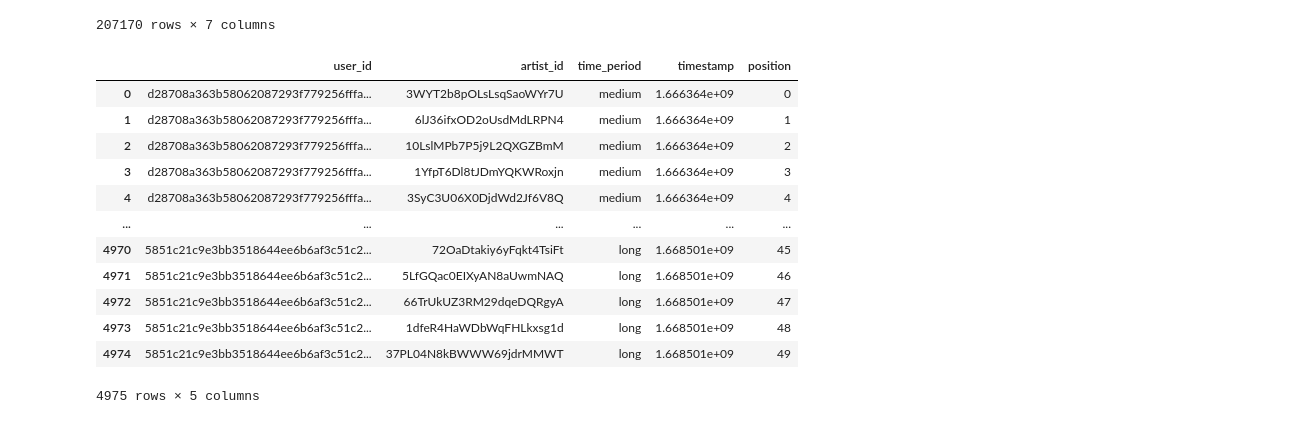
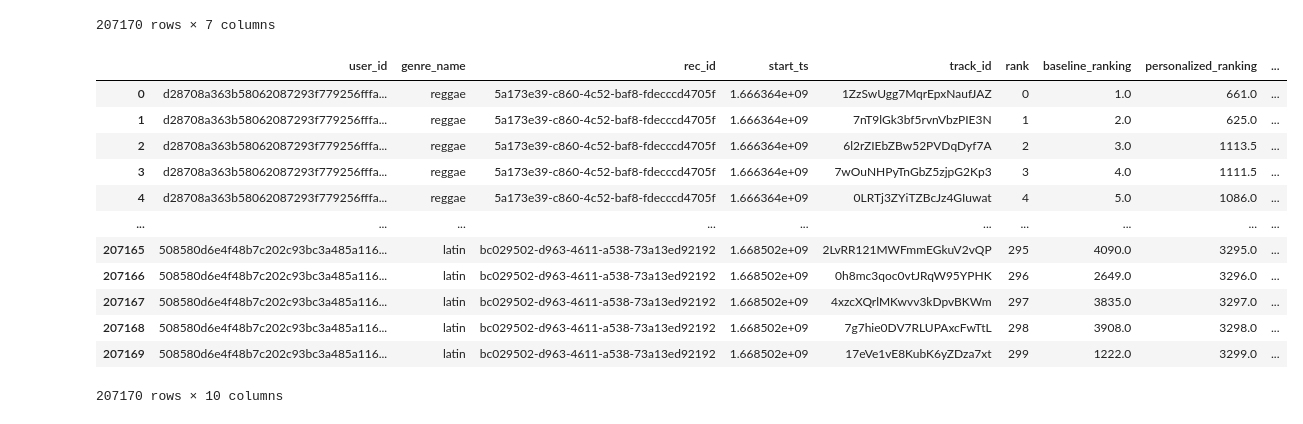
Before and after one commit to bocsardigergely/dss-group-assignment, a Jupyter notebook: 1_make_recommendations/Exploratory Data Analysis.ipynb, the cells around one changed output. Drawn from its saved outputs; the diff is of its cells as text; code cells hidden in the pictures.

```diff
--- a/1_make_recommendations/Exploratory Data Analysis.ipynb
+++ b/1_make_recommendations/Exploratory Data Analysis.ipynb
@@ -160 +165,18 @@ df_rec_tracks
+# %%
+#Genre name belongs to the rec_id and track_id
+df_recs_genres_and_tracks
+# %% [output]
+|  | user_id | genre_name | rec_id | start_ts | track_id | rank | baseline_ranking | personalized_ranking | ... |
+| 0 | d28708a363b58062087293f779256fffa... | reggae | 5a173e39-c860-4c52-baf8-fdecccd4705f | 1.666364e+09 | 1ZzSwUgg7MqrEpxNaufJAZ | 0 | 1.0 | 661.0 | ... |
+| 1 | d28708a363b58062087293f779256fffa... | reggae | 5a173e39-c860-4c52-baf8-fdecccd4705f | 1.666364e+09 | 7nT9lGk3bf5rvnVbzPIE3N | 1 | 2.0 | 625.0 | ... |
+| 2 | d28708a363b58062087293f779256fffa... | reggae | 5a173e39-c860-4c52-baf8-fdecccd4705f | 1.666364e+09 | 6l2rZIEbZBw52PVDqDyf7A | 2 | 3.0 | 1113.5 | ... |
+| 3 | d28708a363b58062087293f779256fffa... | reggae | 5a173e39-c860-4c52-baf8-fdecccd4705f | 1.666364e+09 | 7wOuNHPyTnGbZ5zjpG2Kp3 | 3 | 4.0 | 1111.5 | ... |
+| 4 | d28708a363b58062087293f779256fffa... | reggae | 5a173e39-c860-4c52-baf8-fdecccd4705f | 1.666364e+09 | 0LRTj3ZYiTZBcJz4GIuwat | 4 | 5.0 | 1086.0 | ... |
+| ... | ... | ... | ... | ... | ... | ... | ... | ... | ... |
+| 207165 | 508580d6e4f48b7c202c93bc3a485a116... | latin | bc029502-d963-4611-a538-73a13ed92192 | 1.668502e+09 | 2LvRR121MWFmmEGkuV2vQP | 295 | 4090.0 | 3295.0 | ... |
+| 207166 | 508580d6e4f48b7c202c93bc3a485a116... | latin | bc029502-d963-4611-a538-73a13ed92192 | 1.668502e+09 | 0h8mc3qoc0vtJRqW95YPHK | 296 | 2649.0 | 3296.0 | ... |
+| 207167 | 508580d6e4f48b7c202c93bc3a485a116... | latin | bc029502-d963-4611-a538-73a13ed92192 | 1.668502e+09 | 4xzcXQrlMKwvv3kDpvBKWm | 297 | 3835.0 | 3297.0 | ... |
+| 207168 | 508580d6e4f48b7c202c93bc3a485a116... | latin | bc029502-d963-4611-a538-73a13ed92192 | 1.668502e+09 | 7g7hie0DV7RLUPAxcFwTtL | 298 | 3908.0 | 3298.0 | ... |
+| 207169 | 508580d6e4f48b7c202c93bc3a485a116... | latin | bc029502-d963-4611-a538-73a13ed92192 | 1.668502e+09 | 17eVe1vE8KubK6yZDza7xt | 299 | 1222.0 | 3299.0 | ... |
+207170 rows × 10 columns
 # %%
@@ -162,16 +183,0 @@ df_top_artists=pd.read_csv(path+'/user spotify data/top_artist.csv')
-# %%
-df_top_artists
-# %% [output]
-|  | user_id | artist_id | time_period | timestamp | position |
-| 0 | d28708a363b58062087293f779256fffa... | 3WYT2b8pOLsLsqSaoWYr7U | medium | 1.666364e+09 | 0 |
-| 1 | d28708a363b58062087293f779256fffa... | 6lJ36ifxOD2oUsdMdLRPN4 | medium | 1.666364e+09 | 1 |
-| 2 | d28708a363b58062087293f779256fffa... | 10LslMPb7P5j9L2QXGZBmM | medium | 1.666364e+09 | 2 |
-| 3 | d28708a363b58062087293f779256fffa... | 1YfpT6Dl8tJDmYQKWRoxjn | medium | 1.666364e+09 | 3 |
-| 4 | d28708a363b58062087293f779256fffa... | 3SyC3U06X0DjdWd2Jf6V8Q | medium | 1.666364e+09 | 4 |
-| ... | ... | ... | ... | ... | ... |
-| 4970 | 5851c21c9e3bb3518644ee6b6af3c51c2... | 72OaDtakiy6yFqkt4TsiFt | long | 1.668501e+09 | 45 |
-| 4971 | 5851c21c9e3bb3518644ee6b6af3c51c2... | 5LfGQac0EIXyAN8aUwmNAQ | long | 1.668501e+09 | 46 |
-| 4972 | 5851c21c9e3bb3518644ee6b6af3c51c2... | 66TrUkUZ3RM29dqeDQRgyA | long | 1.668501e+09 | 47 |
-| 4973 | 5851c21c9e3bb3518644ee6b6af3c51c2... | 1dfeR4HaWDbWqFHLkxsg1d | long | 1.668501e+09 | 48 |
-| 4974 | 5851c21c9e3bb3518644ee6b6af3c51c2... | 37PL04N8kBWWW69jdrMMWT | long | 1.668501e+09 | 49 |
-4975 rows × 5 columns
```
Also changed, not shown: parts of 18 cells of this notebook.
